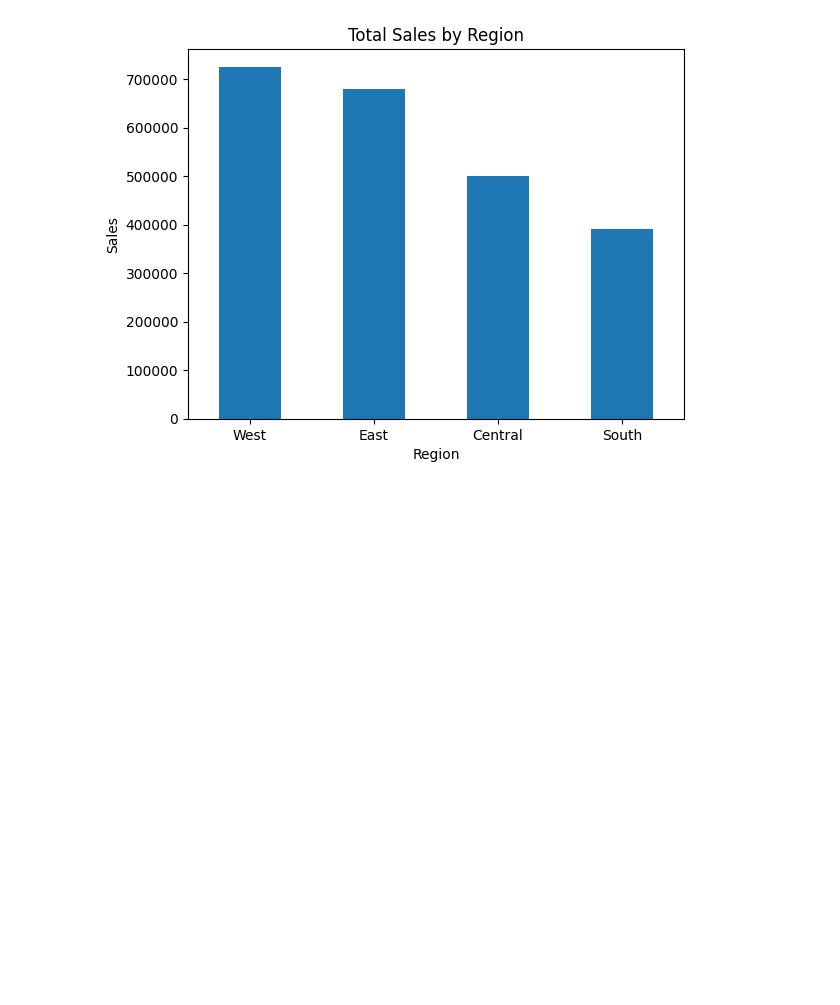
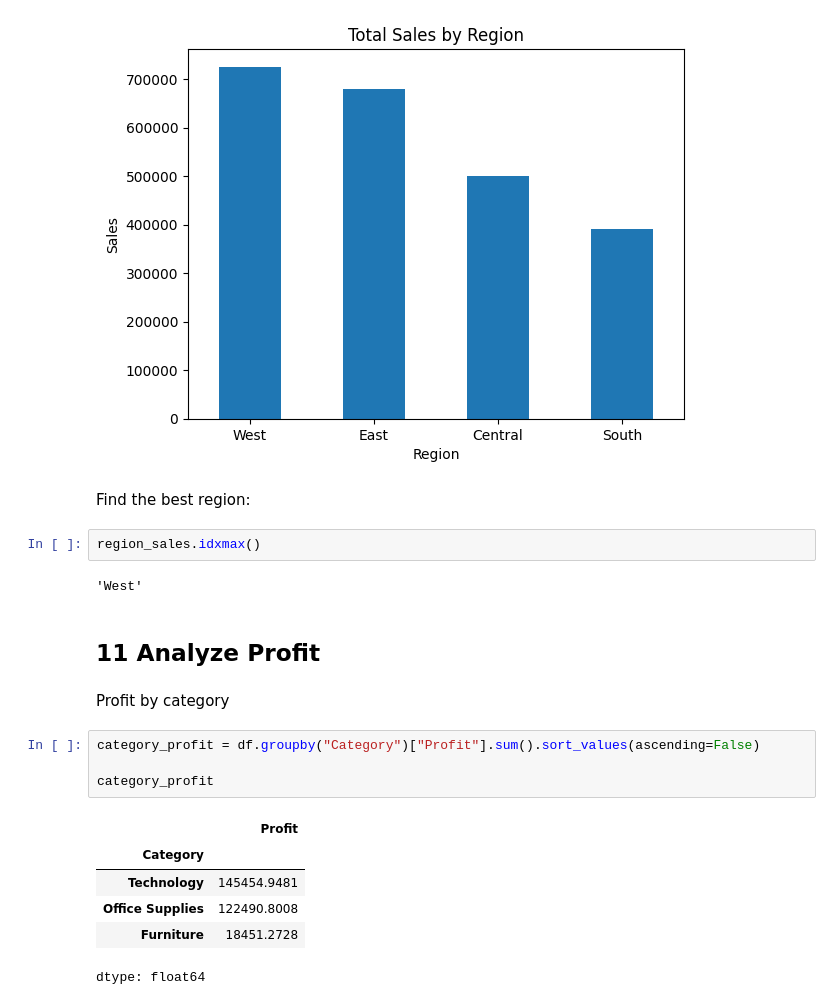
Before and after one commit to mukund1040/Data-Analytics-Projects, a Jupyter notebook: 02-Sales-Data-Analysis/Sales_Data_Analysis.ipynb, the cells around one changed output. Saved outputs shown, nothing was run; the diff lists cells and outputs as text; blank space fills up the shorter version.

```diff
--- a/02-Sales-Data-Analysis/Sales_Data_Analysis.ipynb
+++ b/02-Sales-Data-Analysis/Sales_Data_Analysis.ipynb
@@ -397,3 +397,24 @@ plt.xticks(rotation=0)
 plt.show()
 # %% [output]
 [figure]
+# %% [markdown]
+Find the best region:
+# %%
+region_sales.idxmax()
+# %% [output]
+'West'
+# %% [markdown]
+## 11 Analyze Profit
+# %% [markdown]
+Profit by category
+# %%
+category_profit = df.groupby("Category")["Profit"].sum().sort_values(ascending=False)
+
+category_profit
+# %% [output]
+|  | Profit |
+| Category |  |
+| Technology | 145454.9481 |
+| Office Supplies | 122490.8008 |
+| Furniture | 18451.2728 |
+dtype: float64
```
Also changed, not shown: parts of 9 cells of this notebook.
